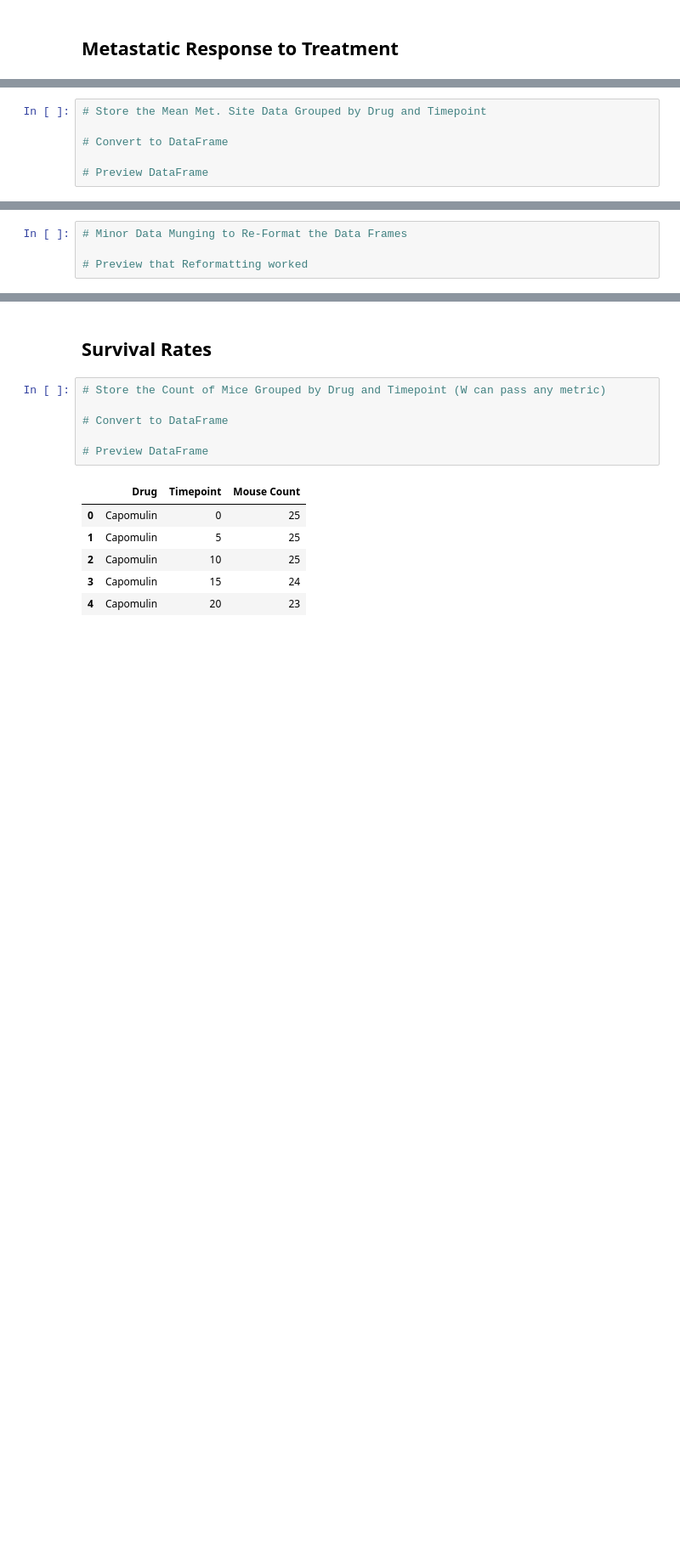
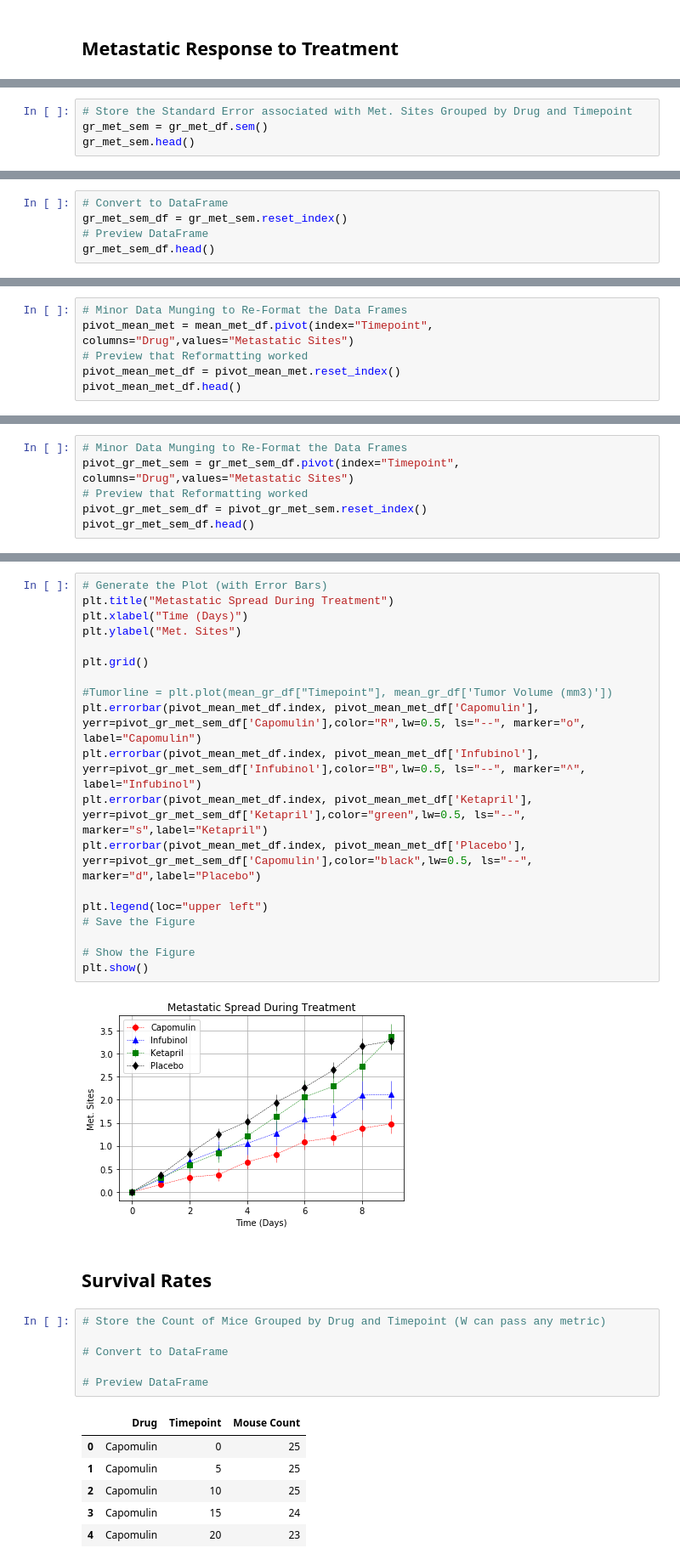
Before and after one commit to Romina-R/matplotlib-challenge, a Jupyter notebook: Instructions/Pymaceuticals/pymaceuticals_starter-RR.ipynb, the cells around one changed output, grey strips where cells are left out. Shown: that part at 85% size. Saved outputs shown, nothing was run; the diff lists cells and outputs as text; blank space fills up the shorter version.

```diff
--- a/Instructions/Pymaceuticals/pymaceuticals_starter-RR.ipynb
+++ b/Instructions/Pymaceuticals/pymaceuticals_starter-RR.ipynb
@@ -161,6 +223,4 @@ plt.show()
 # %%
-# Store the Mean Met. Site Data Grouped by Drug and Timepoint
-
-# Convert to DataFrame
-
-# Preview DataFrame
+# Store the Standard Error associated with Met. Sites Grouped by Drug and Timepoint
+gr_met_sem = gr_met_df.sem()
+gr_met_sem.head()
@@ -190,0 +235,5 @@ plt.show()
+# %%
+# Convert to DataFrame
+gr_met_sem_df = gr_met_sem.reset_index()
+# Preview DataFrame
+gr_met_sem_df.head()
@@ -191,4 +247,6 @@ plt.show()
 # %%
 # Minor Data Munging to Re-Format the Data Frames
-
+pivot_mean_met = mean_met_df.pivot(index="Timepoint", columns="Drug",values="Metastatic Sites")
 # Preview that Reformatting worked
+pivot_mean_met_df = pivot_mean_met.reset_index()
+pivot_mean_met_df.head()
@@ -212,0 +260,6 @@ plt.show()
+# %%
+# Minor Data Munging to Re-Format the Data Frames
+pivot_gr_met_sem = gr_met_sem_df.pivot(index="Timepoint", columns="Drug",values="Metastatic Sites")
+# Preview that Reformatting worked
+pivot_gr_met_sem_df = pivot_gr_met_sem.reset_index()
+pivot_gr_met_sem_df.head()
@@ -213,3 +273,24 @@ plt.show()
+# %%
+# Generate the Plot (with Error Bars)
+plt.title("Metastatic Spread During Treatment")
+plt.xlabel("Time (Days)")
+plt.ylabel("Met. Sites")
+
+plt.grid()
+
+#Tumorline = plt.plot(mean_gr_df["Timepoint"], mean_gr_df['Tumor Volume (mm3)'])
+plt.errorbar(pivot_mean_met_df.index, pivot_mean_met_df['Capomulin'], yerr=pivot_gr_met_sem_df['Capomulin'],color="R",lw=0.5, ls="--", marker="o", label="Capomulin")
+plt.errorbar(pivot_mean_met_df.index, pivot_mean_met_df['Infubinol'], yerr=pivot_gr_met_sem_df['Infubinol'],color="B",lw=0.5, ls="--", marker="^", label="Infubinol")
+plt.errorbar(pivot_mean_met_df.index, pivot_mean_met_df['Ketapril'], yerr=pivot_gr_met_sem_df['Ketapril'],color="green",lw=0.5, ls="--", marker="s",label="Ketapril")
+plt.errorbar(pivot_mean_met_df.index, pivot_mean_met_df['Placebo'], yerr=pivot_gr_met_sem_df['Capomulin'],color="black",lw=0.5, ls="--", marker="d",label="Placebo")
+
+plt.legend(loc="upper left")
+# Save the Figure
+
+# Show the Figure
+plt.show()
+# %% [output]
+[figure, added]
 # %% [markdown]
 ## Survival Rates
 # %%
```
Also changed, not shown: parts of 20 cells of this notebook.
